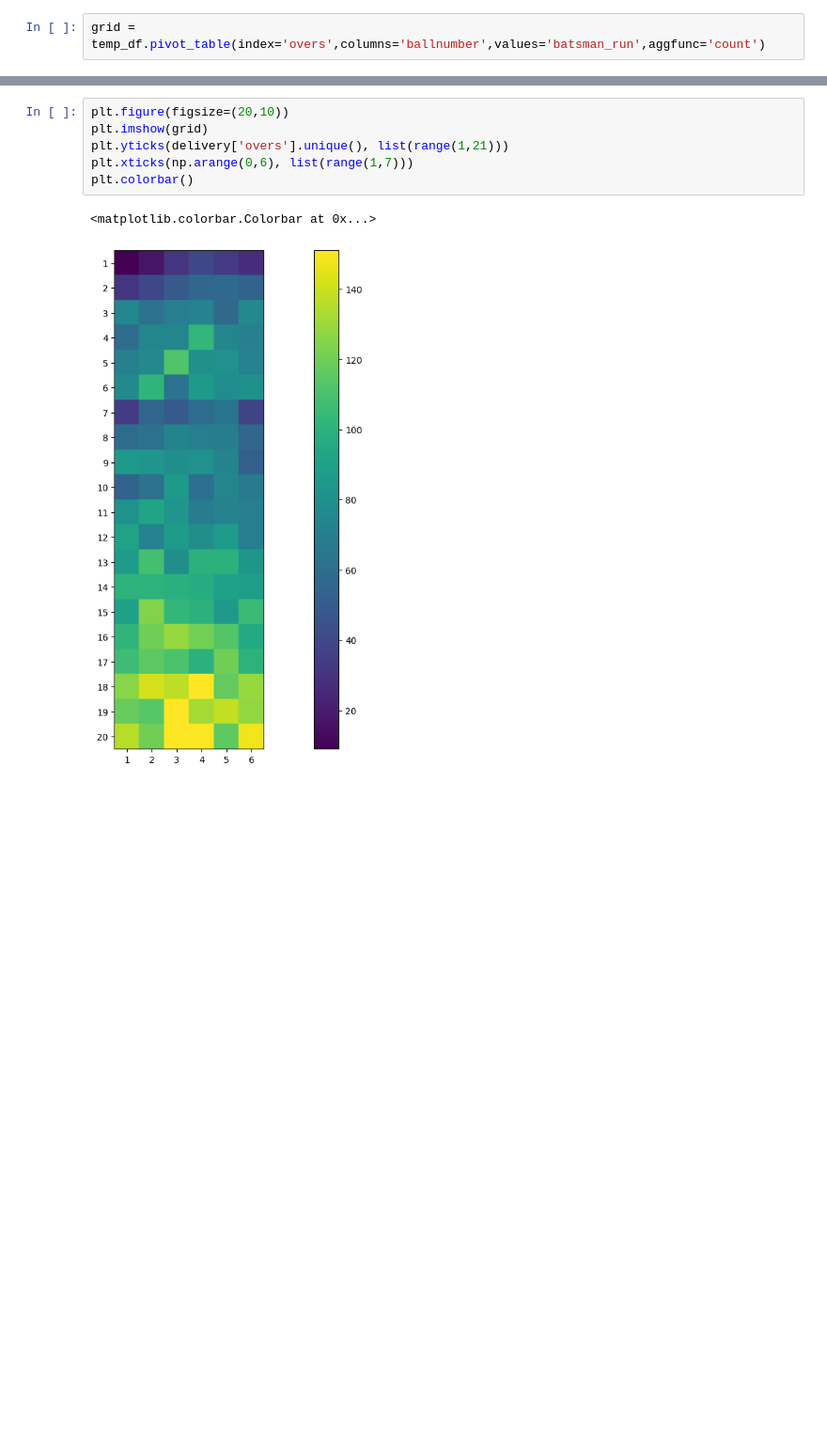
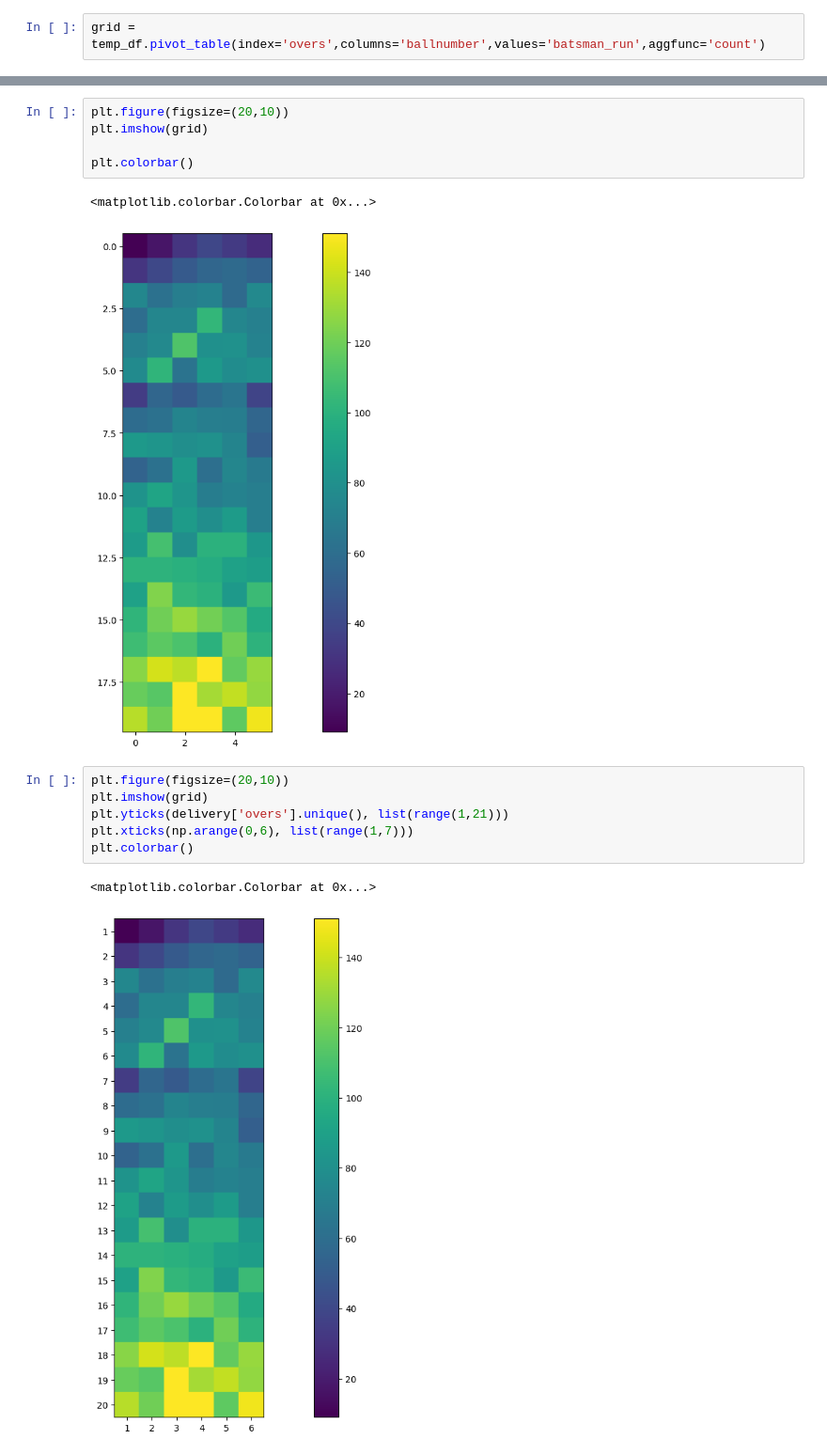
Before and after one commit to pank3004/Python, a Jupyter notebook: 8 Data Tool kits/3 Visualization/1 Matplotlib/3_matplotlib_advance_cx.ipynb, the cells around one changed output, grey strips where cells are left out. Shown at 94% size. Saved outputs shown, nothing was run; the diff lists cells and outputs as text; blank space fills up the shorter version.

```diff
--- a/8 Data Tool kits/3 Visualization/1 Matplotlib/3_matplotlib_advance_cx.ipynb
+++ b/8 Data Tool kits/3 Visualization/1 Matplotlib/3_matplotlib_advance_cx.ipynb
@@ -576,3 +702,11 @@ grid = temp_df.pivot_table(index='overs',columns='ballnumber',values='batsman_ru
+# %%
+plt.figure(figsize=(20,10))
+plt.imshow(grid)
+
+plt.colorbar()
+# %% [output]
+<matplotlib.colorbar.Colorbar at 0x...>
+[figure, added]
 # %%
 plt.figure(figsize=(20,10))
 plt.imshow(grid)
```
Also changed, not shown: parts of 33 cells of this notebook.
